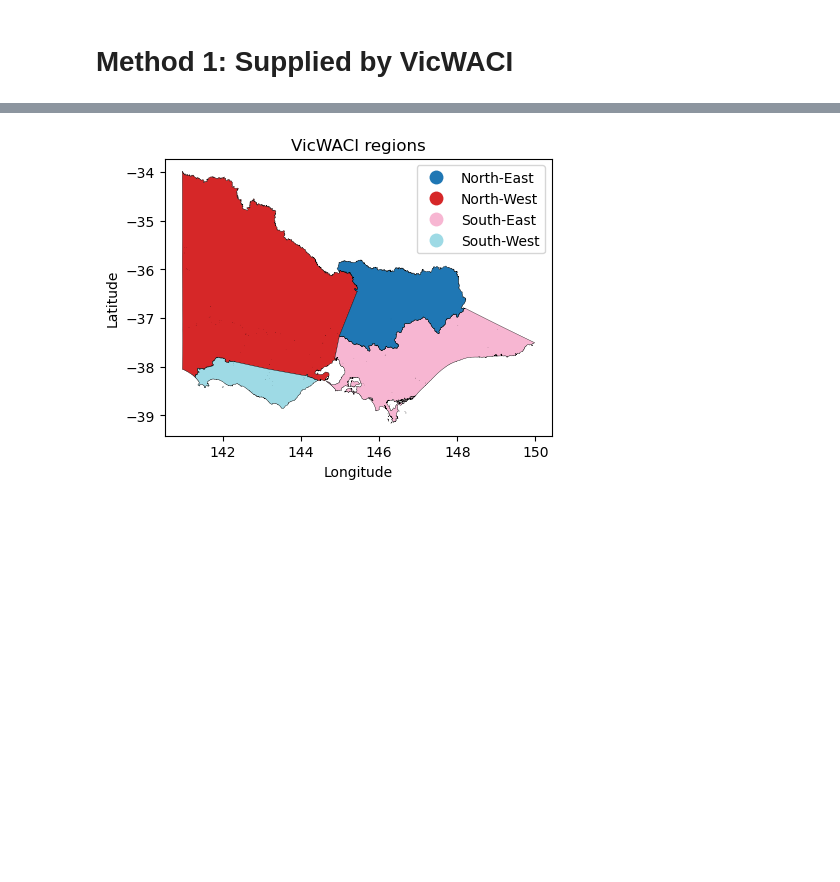
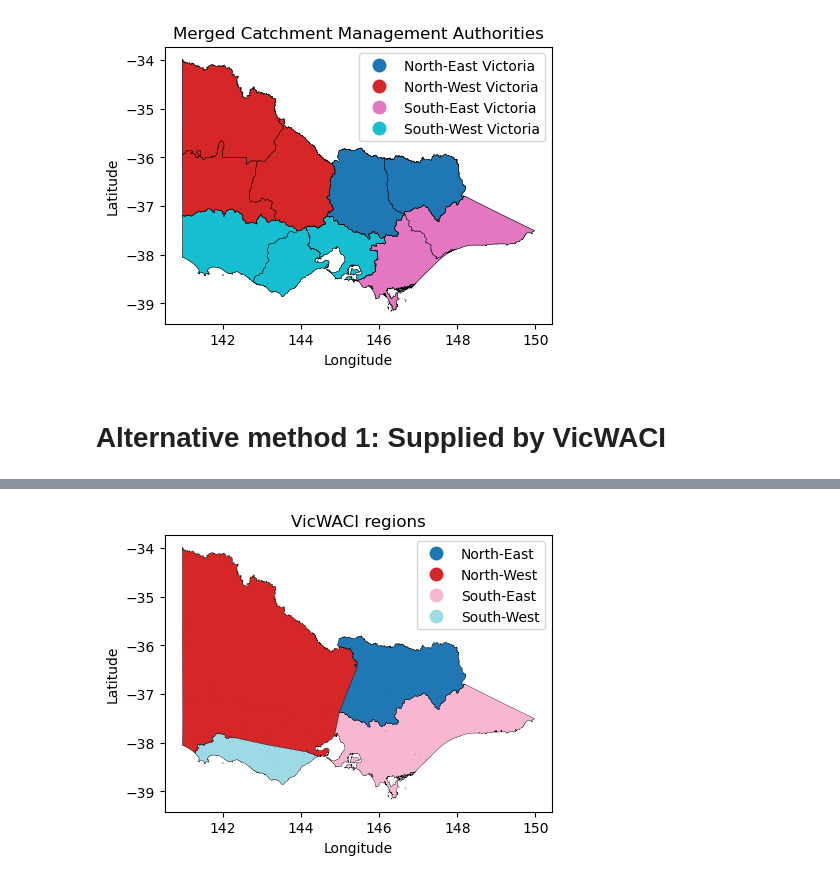
Before and after one commit to DamienIrving/VicWaCI, a Jupyter notebook: prepare_shapefiles.ipynb, the cells around one changed output, grey strips where cells are left out. Drawn from its saved outputs; the diff is of its cells as text; code cells hidden in the pictures; blank space fills up the shorter version.

```diff
--- a/prepare_shapefiles.ipynb
+++ b/prepare_shapefiles.ipynb
@@ -5,0 +72,4 @@ import cartopy
+# %%
+sw_gdf = merge_catchments('South-West Victoria')
+sw_gdf
+#sw_gdf.to_file('/g/data/xv83/dbi599/vicwaci/shapefiles/south_west_victoria.shp')
@@ -5,0 +79,4 @@ import cartopy
+# %%
+ne_gdf = merge_catchments('North-East Victoria')
+ne_gdf
+#ne_gdf.to_file('/g/data/xv83/dbi599/vicwaci/shapefiles/north_east_victoria.shp')
@@ -5,0 +86,4 @@ import cartopy
+# %%
+nw_gdf = merge_catchments('North-West Victoria')
+nw_gdf
+#nw_gdf.to_file('/g/data/xv83/dbi599/vicwaci/shapefiles/north_west_victoria.shp')
@@ -5,0 +93,2 @@ import cartopy
+# %%
+merged_catchment_gdf = pd.concat([se_gdf, sw_gdf, ne_gdf, nw_gdf])
@@ -6,2 +103,29 @@ import cartopy
+# %%
+ax = merged_catchment_gdf.plot(
+    figsize=[5, 5],
+    column='REGION_NAME',
+    cmap='tab10',
+    legend=True,
+    linewidth=0.25,
+    edgecolor='black',
+#    legend_kwds={'loc': 'right', 'bbox_to_anchor': (1.5, 0.5)},
+)
+
+catchment_gdf.plot(
+    ax=ax,
+    figsize=[5, 5],
+    column='CMANAME',
+    facecolor='none',
+    legend=False,
+    linewidth=0.25,
+    edgecolor='black',
+)
+
+plt.title('Merged Catchment Management Authorities')
+plt.xlabel('Longitude')
+plt.ylabel('Latitude')
+plt.show()
+# %% [output]
+[figure, added]
 # %% [markdown]
-# Method 1: Supplied by VicWACI
+# Alternative method 1: Supplied by VicWACI
```
Also changed, not shown: parts of 23 cells of this notebook.
